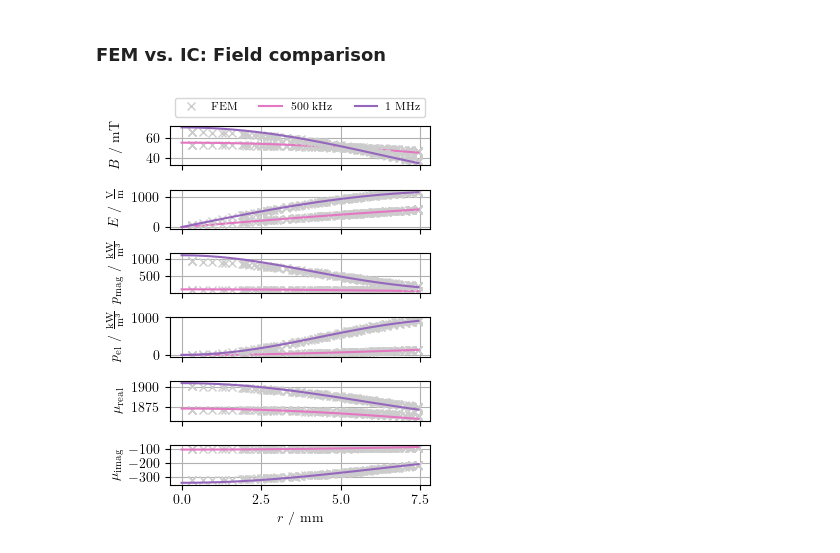
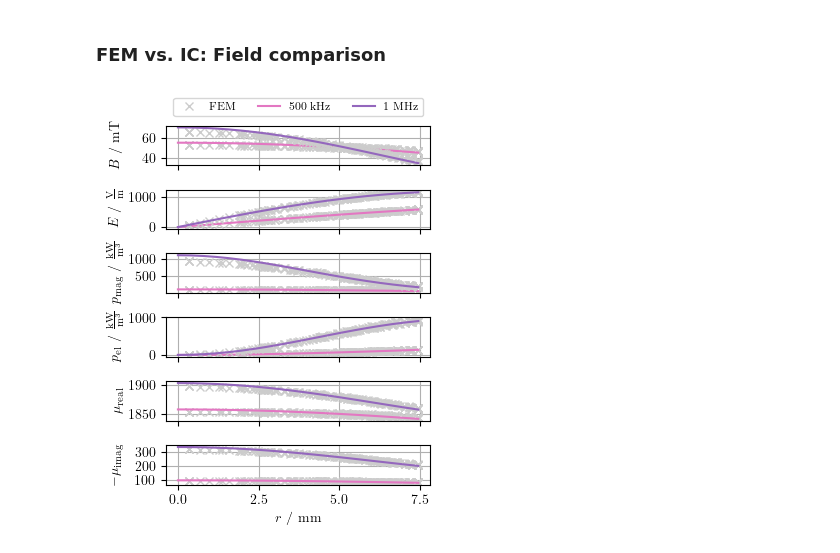
Before and after one commit to upb-lea/dimensional-performance-factor, a Jupyter notebook: dev/IC_vs_FEM.ipynb, the cells around one changed output. Saved outputs shown, nothing was run; the diff lists cells and outputs as text; code cells hidden in the pictures.

Commit message:
rerun with final material data

```diff
--- a/dev/IC_vs_FEM.ipynb
+++ b/dev/IC_vs_FEM.ipynb
@@ -45,13 +41,0 @@ Material Definition
-# %%
-# -------------------------
-# Material (linear)
-# -------------------------
-mu_real, mu_imag = 2124, 354
-mu_lin = mu_0 * (mu_real - 1j * mu_imag)
-print(f"Permeability: {np.round(abs(mu_lin) / mu_0, decimals=2)}")
-print(f"mag. loss angle: {np.round(np.rad2deg(np.arctan(mu_lin.imag / mu_lin.real)), decimals=2)}")
-
-eps_real, eps_imag = 79201, 33595
-eps_lin = epsilon_0 * (eps_real - 1j * eps_imag)
-print(f"Permittivity: {np.round(abs(eps_lin) / epsilon_0, decimals=2)}")
-print(f"el. loss angle: {np.round(np.rad2deg(np.arctan(eps_lin.imag / eps_lin.real)), decimals=2)}")
@@ -161,7 +62,7 @@ mdb_data = mdb.Data()
 complex_permeability = mdb_data.get_complex_permeability(material=mdb.Material.N49,
                                                          data_source=mdb.DataSource.LEA_MTB,
                                                          pv_fit_function=mdb.FitFunction.enhancedSteinmetz,
-                                                         probe_codes=["R16x9.6x6.3"])
+                                                         probe_codes=None)
 
 complex_permittivity = mdb_data.get_complex_permittivity(material=mdb.Material.N49,
                                                          data_source=mdb.DataSource.LEA_MTB)
@@ -365,7 +288,7 @@ plt.show()
 # %% [markdown]
 ### FEM vs. IC: Field comparison
 # %%
-fig, ax = plt.subplots(6, figsize=(9*cm, 12*cm), sharex=True)
+fig, ax = plt.subplots(6, figsize=(9*cm, 12*cm), sharex="all")
 FEM_marker = "x"
 
 # downsampling of the FEM plots to avoid too many data points and large PDFs
@@ -436,7 +359,7 @@ for i, f in enumerate(fs):
         R=R)
     # 1d plot in dependency of the radius
     r_mu_imag_comsol = np.sqrt(x_mu_imag ** 2 + y_mu_imag ** 2)
-    ax[5].plot(1000 * r_mu_imag_comsol[::n_sample], mu_imag[::n_sample], FEM_marker, color=comsol_color)
+    ax[5].plot(1000 * r_mu_imag_comsol[::n_sample], -mu_imag[::n_sample], FEM_marker, color=comsol_color)
 
 
 
@@ -468,33 +391,33 @@ for i, f in enumerate(fs):
     ax[0].plot(1000*r_, np.abs(mu_h(abs(H_)) * H_)*1000, label=fs_labels[i], color=colors[i])
     ax[1].plot(1000*r_, np.abs(E_), color=colors[i])
     ax[2].plot(1000*r_, pv_mag_ic/1000, color=colors[i])
     ax[3].plot(1000*r_, pv_el_ic/1000, color=colors[i])
     ax[4].plot(1000*r_, mu_h(abs(H_)).real/mu_0, color=colors[i])
-    ax[5].plot(1000*r_, mu_h(abs(H_)).imag/mu_0, color=colors[i])
+    ax[5].plot(1000*r_, -mu_h(abs(H_)).imag/mu_0, color=colors[i])
 
 
 # -------------------------
 # Plot settings
 # -------------------------
 ax[0].set_ylabel(r"$B$ / mT")
 ax[1].set_ylabel(r"$E$ / $\frac{\mathrm{V}}{\mathrm{m}}$")
 ax[2].set_ylabel(r"$p_\mathrm{mag}$ / $\frac{\mathrm{kW}}{\mathrm{m^3}}$")
 ax[3].set_ylabel(r"$p_\mathrm{el}$ / $\frac{\mathrm{kW}}{\mathrm{m^3}}$")
 ax[4].set_ylabel(r"$\mu_\mathrm{real}$")
-ax[5].set_ylabel(r"$\mu_\mathrm{imag}$")
+ax[5].set_ylabel(r"$-\mu_\mathrm{imag}$")
 ax[5].set_xlabel(r"$r$ / mm")
 ax[0].legend(ncols=3, loc='upper center', bbox_to_anchor=[0.5, 1.85], fontsize=8)
 ax[5].set_xticks([0, 2.5, 5, 7.5])
 
 for a in ax:
     a.grid()
 
 fig.align_labels()
 plt.subplots_adjust(wspace=0, hspace=0.1)
 plt.tight_layout()
 
 plt.savefig(path2plots.joinpath("FEM_vs_IC_fields_nonlinear.pdf"))
 plt.savefig(path2plots.joinpath("FEM_vs_IC_fields_nonlinear.png"))
 plt.show()
 # %% [output]
-[figure, old version]
+[figure, new version]
```
Also changed, not shown: parts of 7 cells of this notebook.
